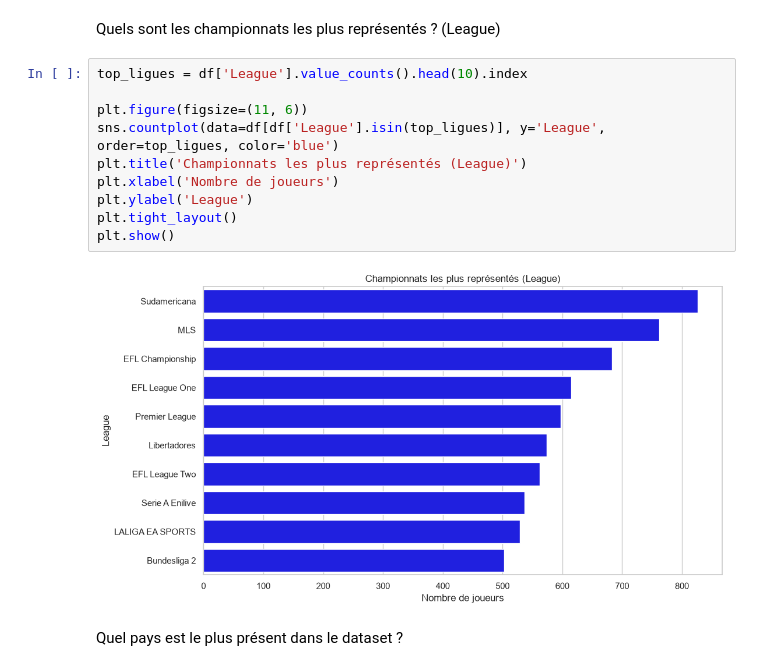
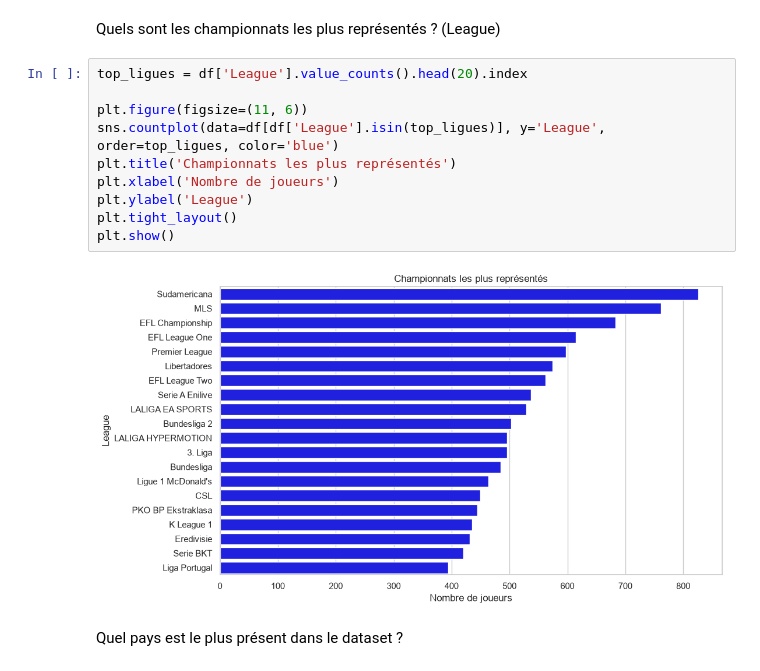
Before and after one commit to Maxime-casr/D-tection-Joueur, a Jupyter notebook: code.ipynb, the cells around one changed output. Cells and saved outputs as stored; diff of their text form.

```diff
--- a/code.ipynb
+++ b/code.ipynb
@@ -128,17 +98,17 @@ Objectif : manipuler countplot.
 # %% [markdown]
 Quels sont les championnats les plus représentés ? (League)
 # %%
-top_ligues = df['League'].value_counts().head(10).index
+top_ligues = df['League'].value_counts().head(20).index
 
 plt.figure(figsize=(11, 6))
 sns.countplot(data=df[df['League'].isin(top_ligues)], y='League', order=top_ligues, color='blue')
-plt.title('Championnats les plus représentés (League)')
+plt.title('Championnats les plus représentés')
 plt.xlabel('Nombre de joueurs')
 plt.ylabel('League')
 plt.tight_layout()
 plt.show()
 # %% [output]
-[figure, old version]
+[figure, new version]
 # %% [markdown]
 Quel pays est le plus présent dans le dataset ?
 # %%
```
Also changed, not shown: parts of 16 cells of this notebook.
